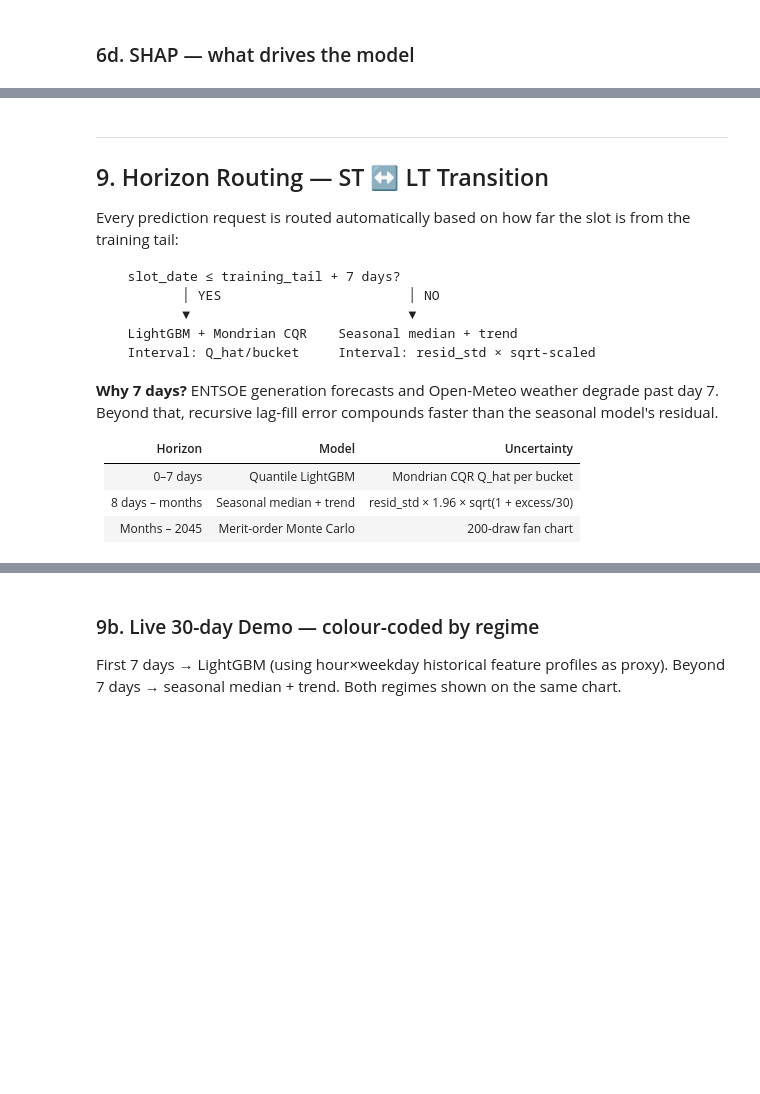
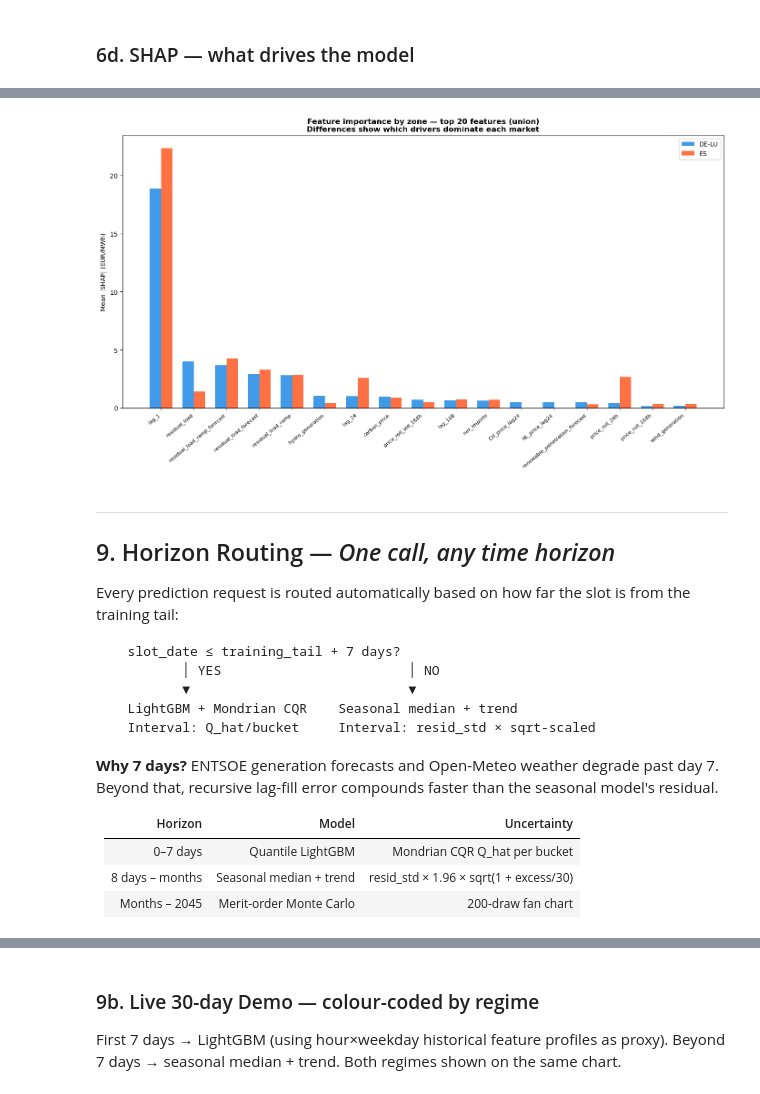
Before and after one commit to DakshPate1/frigg-s2s-dreirun, a Jupyter notebook: alpine-arbitrage_model.ipynb, the cells around one changed output, grey strips where cells are left out. Saved outputs shown, nothing was run; the diff lists cells and outputs as text; code cells hidden in the pictures; blank space fills up the shorter version.

```diff
--- a/alpine-arbitrage_model.ipynb
+++ b/alpine-arbitrage_model.ipynb
@@ -538,37 +688,31 @@ plt.show()
 # %%
 fig, ax = plt.subplots(figsize=(14, 8))
 ranks = {}
 for zone in ZONES:
     sv  = shap_data[zone]['sv']
     imp = pd.Series(np.abs(sv).mean(axis=0), index=FEATURES).sort_values(ascending=False)
     ranks[zone] = {feat: i+1 for i, feat in enumerate(imp.index)}
 
 top15_de   = list(pd.Series(np.abs(shap_data['DE-LU']['sv']).mean(axis=0), index=FEATURES).sort_values(ascending=False).head(15).index)
 top15_es   = list(pd.Series(np.abs(shap_data['ES']['sv']).mean(axis=0), index=FEATURES).sort_values(ascending=False).head(15).index)
 union_feats = list(dict.fromkeys(top15_de + top15_es))[:20]
 
 x = np.arange(len(union_feats)); w = 0.35
 for i, zone in enumerate(ZONES):
     imp_zone = pd.Series(np.abs(shap_data[zone]['sv']).mean(axis=0), index=FEATURES)
     vals = [imp_zone.get(f, 0) for f in union_feats]
     ax.bar(x + (i-0.5)*w, vals, w, label=zone, color=ZONE_COLORS[zone], alpha=0.85)
 ax.set_xticks(x); ax.set_xticklabels(union_feats, rotation=40, ha='right', fontsize=8)
 ax.set_ylabel('Mean |SHAP| (EUR/MWh)'); ax.legend(fontsize=10)
 ax.set_title('Feature importance by zone — top 20 features (union)\nDifferences show which drivers dominate each market', fontweight='bold')
 plt.tight_layout()
 plt.savefig(REPO / 'nb_crosszone_shap.png', dpi=120, bbox_inches='tight')
 plt.show()
-
-print(f'{"Feature":<35} {"DE-LU":>10} {"ES":>8} {"Shift":>10}')
-print('-' * 68)
-for feat in union_feats:
-    r_de = ranks['DE-LU'].get(feat, '-'); r_es = ranks['ES'].get(feat, '-')
-    shift = (r_de - r_es) if isinstance(r_de,int) and isinstance(r_es,int) else '-'
-    arrow = 'DE-LU higher' if isinstance(shift,int) and shift>3 else 'ES higher' if isinstance(shift,int) and shift<-3 else 'similar'
-    print(f'{feat:<35} #{r_de:>9} #{r_es:>7}   {arrow}')
+# %% [output]
+[figure, added]
 # %% [markdown]
 ---
-## 9. Horizon Routing — ST ↔ LT Transition
+## 9. Horizon Routing — *One call, any time horizon*
 
 Every prediction request is routed automatically based on how far the slot is from the training tail:
 
```
Also changed, not shown: parts of 40 cells of this notebook, 1 other file.
